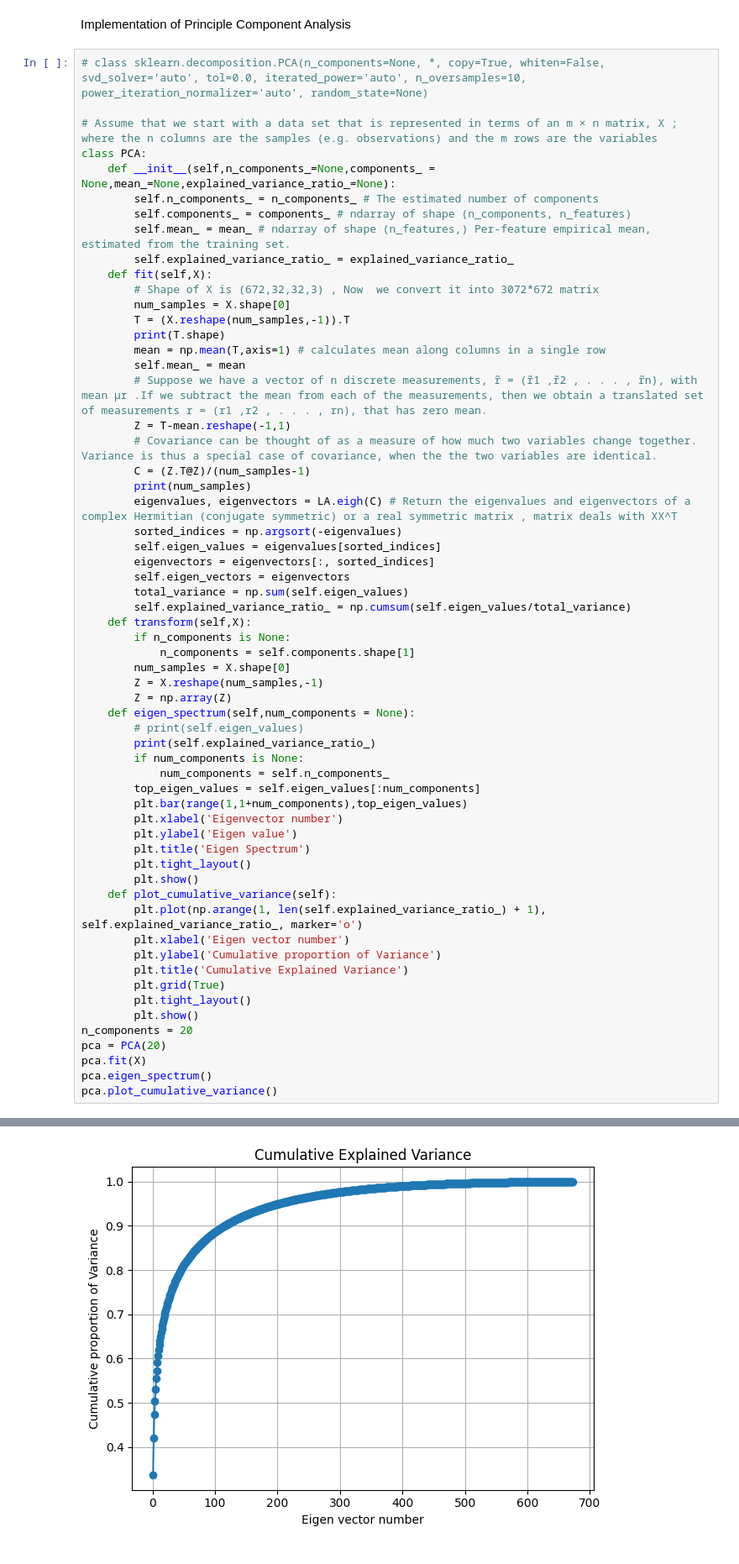
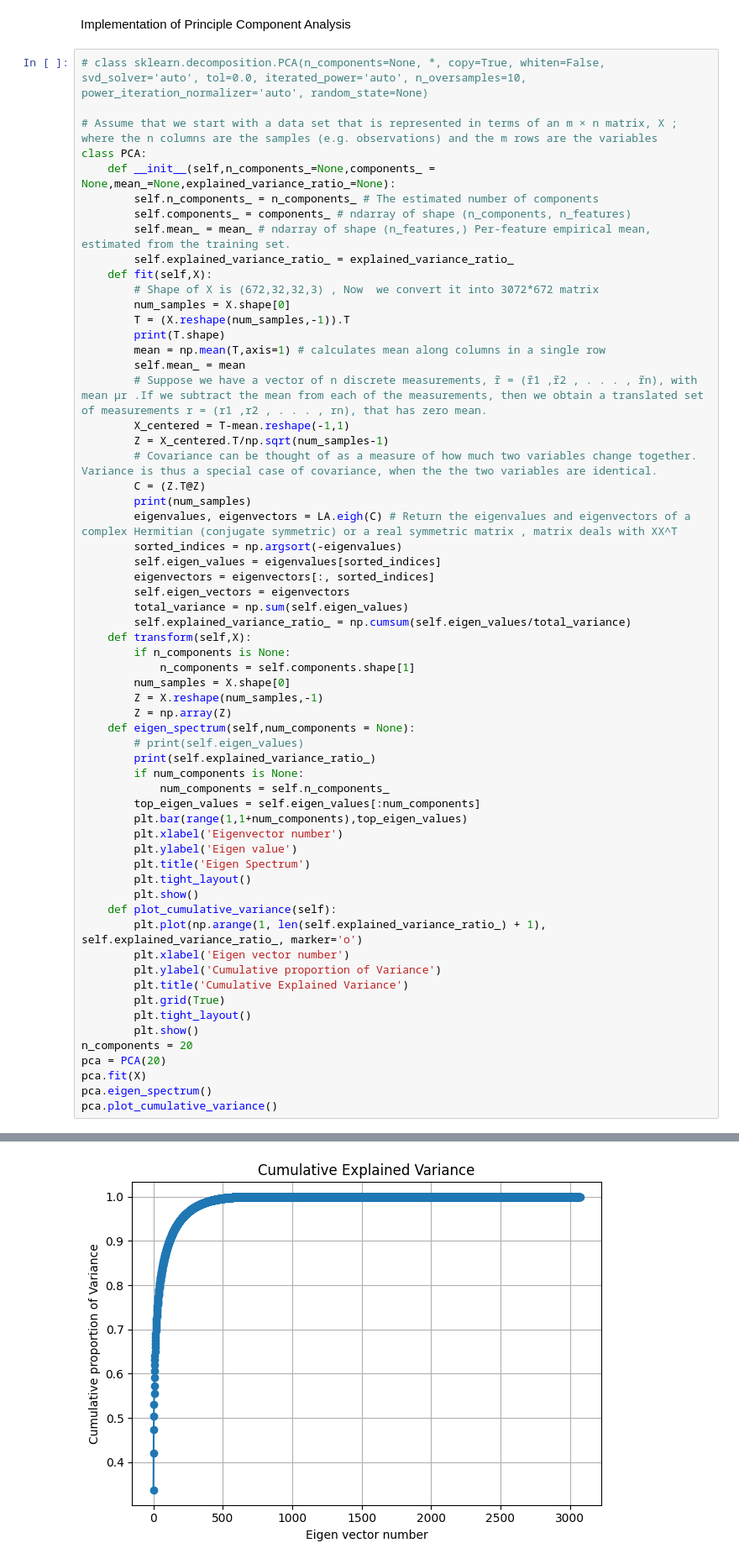
Before and after one commit to ROHIT32767/SMAI-A2, a Jupyter notebook: PCA.ipynb, the cells around one changed output, grey strips where cells are left out. Shown at 84% size. Saved outputs shown, nothing was run; the diff lists cells and outputs as text.

```diff
--- a/PCA.ipynb
+++ b/PCA.ipynb
@@ -118,9 +118,10 @@ class PCA:
         mean = np.mean(T,axis=1) # calculates mean along columns in a single row
         self.mean_ = mean
         # Suppose we have a vector of n discrete measurements, r̃ = (r̃1 ,r̃2 , . . . , r̃n), with mean µr .If we subtract the mean from each of the measurements, then we obtain a translated set of measurements r = (r1 ,r2 , . . . , rn), that has zero mean.
-        Z = T-mean.reshape(-1,1)
+        X_centered = T-mean.reshape(-1,1)
+        Z = X_centered.T/np.sqrt(num_samples-1)
         # Covariance can be thought of as a measure of how much two variables change together. Variance is thus a special case of covariance, when the the two variables are identical.
-        C = (Z.T@Z)/(num_samples-1)
+        C = (Z.T@Z)
         print(num_samples)
         eigenvalues, eigenvectors = LA.eigh(C) # Return the eigenvalues and eigenvectors of a complex Hermitian (conjugate symmetric) or a real symmetric matrix , matrix deals with XX^T
         sorted_indices = np.argsort(-eigenvalues)
@@ -181,2 +168,2 @@ pca.plot_cumulative_variance()
 [figure]
-[figure, old version]
+[figure, new version]
```
Also changed, not shown: parts of 2 cells of this notebook.
